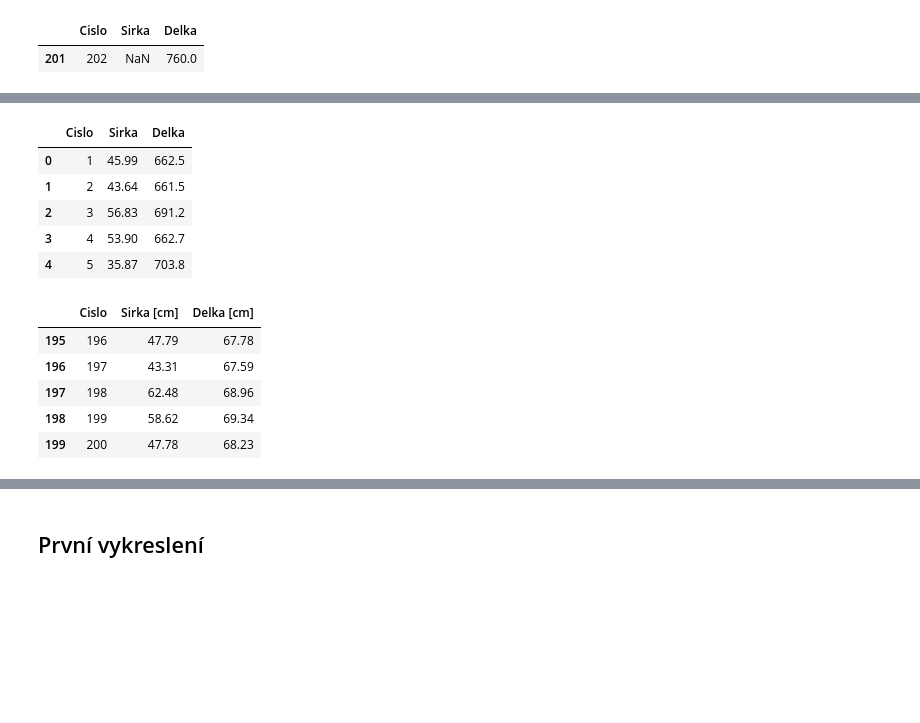
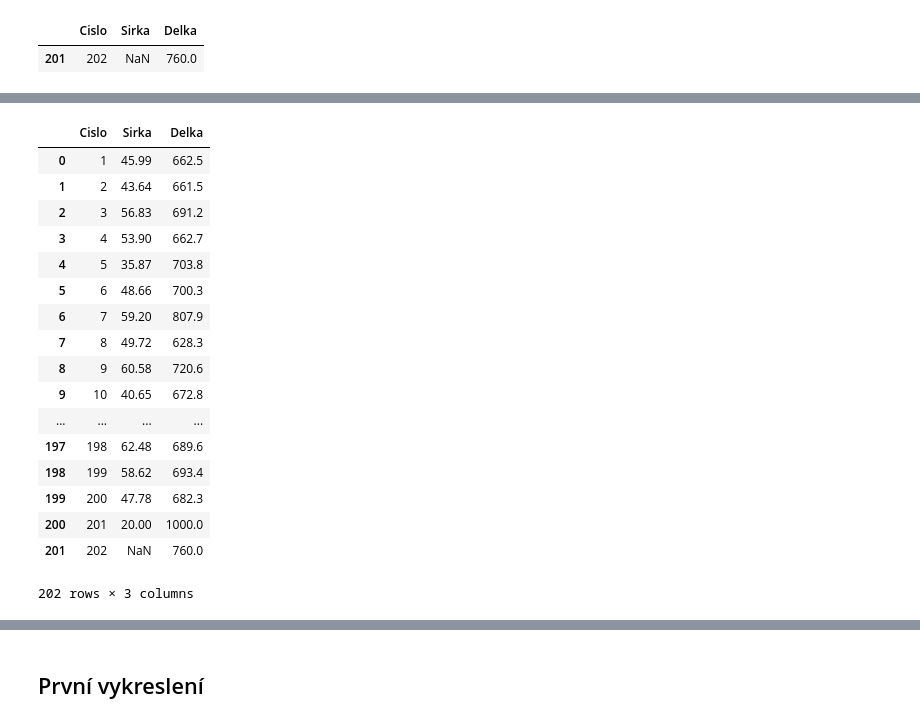
Before and after one commit to Dzirik/-DigitalAcademy-, a Jupyter notebook: Clustering/02 Průzkumová Analýza Dat.ipynb, the cells around one changed output, grey strips where cells are left out. Drawn from its saved outputs; the diff is of its cells as text; code cells hidden in the pictures; blank space fills up the shorter version.

```diff
--- a/Clustering/02 Průzkumová Analýza Dat.ipynb
+++ b/Clustering/02 Průzkumová Analýza Dat.ipynb
@@ -61,20 +89,22 @@ dtype: int64
 # %%
-#začátek
-hrubaData.head()
+#celá data
+hrubaData
 # %% [output]
 |  | Cislo | Sirka | Delka |
 | 0 | 1 | 45.99 | 662.5 |
 | 1 | 2 | 43.64 | 661.5 |
 | 2 | 3 | 56.83 | 691.2 |
 | 3 | 4 | 53.90 | 662.7 |
 | 4 | 5 | 35.87 | 703.8 |
+| 5 | 6 | 48.66 | 700.3 |
+| 6 | 7 | 59.20 | 807.9 |
+| 7 | 8 | 49.72 | 628.3 |
+| 8 | 9 | 60.58 | 720.6 |
+| 9 | 10 | 40.65 | 672.8 |
+| ... | ... | ... | ... |
+| 197 | 198 | 62.48 | 689.6 |
+| 198 | 199 | 58.62 | 693.4 |
+| 199 | 200 | 47.78 | 682.3 |
+| 200 | 201 | 20.00 | 1000.0 |
+| 201 | 202 | NaN | 760.0 |
+202 rows × 3 columns
-# %%
-#konec
-cistaData.tail()
-# %% [output]
-|  | Cislo | Sirka [cm] | Delka [cm] |
-| 195 | 196 | 47.79 | 67.78 |
-| 196 | 197 | 43.31 | 67.59 |
-| 197 | 198 | 62.48 | 68.96 |
-| 198 | 199 | 58.62 | 69.34 |
-| 199 | 200 | 47.78 | 68.23 |
```
Also changed, not shown: parts of 10 cells of this notebook, 1 other file.
